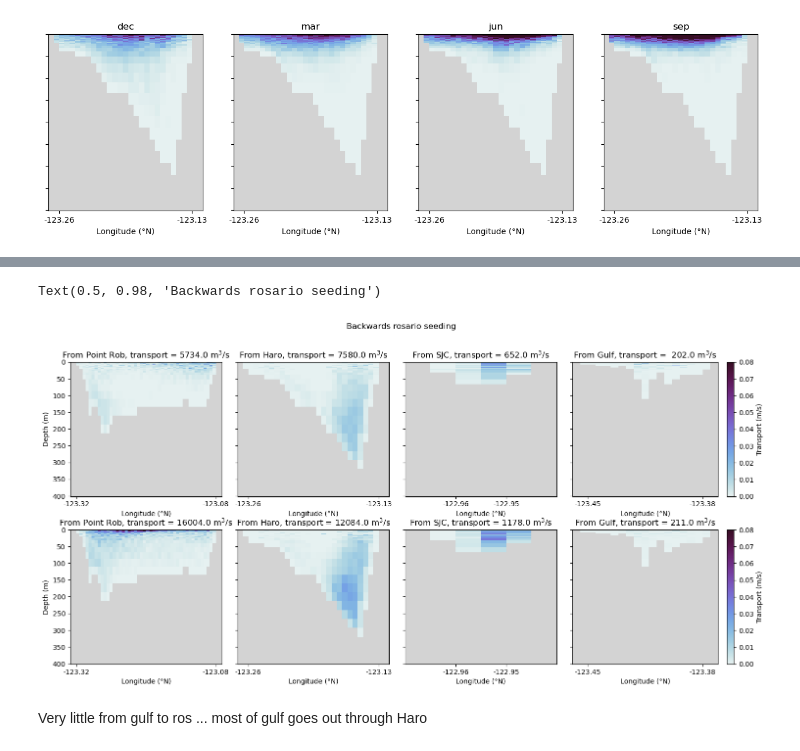
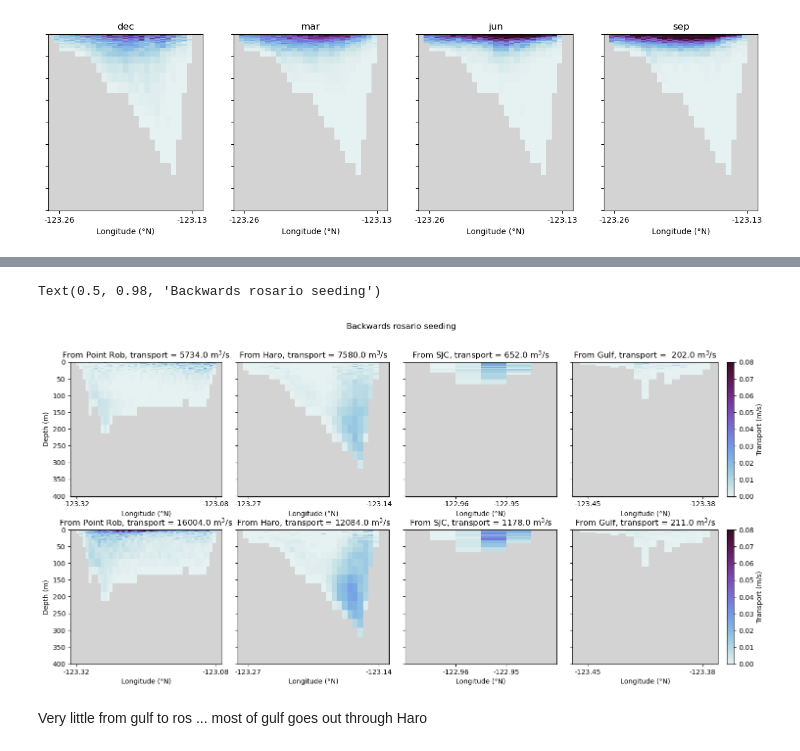
Before and after one commit to SalishSeaCast/analysis-camryn, a Jupyter notebook: Ariane/plot_monthly_averages.ipynb, the cells around one changed output, grey strips where cells are left out. Saved outputs shown, nothing was run; the diff lists cells and outputs as text; code cells hidden in the pictures.

```diff
--- a/Ariane/plot_monthly_averages.ipynb
+++ b/Ariane/plot_monthly_averages.ipynb
@@ -19,22 +19,31 @@ import pandas as pd
 # %% [markdown]
 #### Functions
 # %%
-def draw_patches(fmask, ll, ul, u_lons, w_depths,m2lon):
+def draw_patches(fmask, ll, ul, u_lons, w_depths,m2lon,back=False):
     topo = []
-    for i in range(ll, ul+1):
-        for j in range(39):
-            if (fmask[j, i]== 0):
-                try:
-                    rect = Rectangle((u_lons[i-1]/m2lon, w_depths[j]), u_lons[i]/m2lon-u_lons[i-1]/m2lon, w_depths[j+1]-w_depths[j])
-                    topo.append(rect)
-                except:
-                    pass
-
+    if back == False:
+        for i in range(ll, ul+1):
+            for j in range(39):
+                if (fmask[j, i]== 0):
+                    try:
+                        rect = Rectangle((u_lons[i-1]/m2lon, w_depths[j]), u_lons[i]/m2lon-u_lons[i-1]/m2lon, w_depths[j+1]-w_depths[j])
+                        topo.append(rect)
+                    except:
+                        pass
+    else:
+         for i in range(ll, ul+2):
+            for j in range(39):
+                if (fmask[j, i]== 0):
+                    try:
+                        rect = Rectangle((u_lons[i-2]/m2lon, w_depths[j]), u_lons[i-1]/m2lon-u_lons[i-2]/m2lon, w_depths[j+1]-w_depths[j])
+                        topo.append(rect)
+                    except:
+                        pass
     pc = PatchCollection(topo, facecolors='lightgray', edgecolors='none')
     return(pc)
 
 #TODO: Rename this function (in all files)
-def plotCS(axv,lonsec,zsec,transpsec,lonW,lonE,latgridi,depi,vmax,time,title,cblabel,ylabel,NW=False):
+def plotCS(axv,lonsec,zsec,transpsec,lonW,lonE,latgridi,depi,vmax,time,title,cblabel,ylabel,NW=False,back=False):
 
     if NW == True:
         latgridf = latgridi-1 #actually lon
@@ -83,7 +92,7 @@ def plotCS(axv,lonsec,zsec,transpsec,lonW,lonE,latgridi,depi,vmax,time,title,cbl
     axv.set_xticklabels(['{:.2f}'.format(label) for label in np.linspace(f_lons[lonW+2],f_lons[lonE-2],2)])
     axv.set_xticklabels(np.round(np.linspace(f_lons[lonW+2],f_lons[lonE-2],2),2))
 
-    pc = draw_patches(fmask, lonW, lonE, np.array(f_lons), np.array(w_depths[0]),m2lon)
+    pc = draw_patches(fmask, lonW, lonE, np.array(f_lons), np.array(w_depths[0]),m2lon,back)
     axv.add_collection(pc)
 
     if cblabel == True:
@@ -107,8 +172,9 @@ file2 = pd.read_csv('/ocean/cstang/MOAD/analysis-camryn/combined_from_ariane/prt
 
 
 pathway = ['vstoharo','vstoros','vstosjc','vstoadm','prtoharo','prtoros','prtosjc','prtogulf','harotovs','rostovs','sjctovs','admtovs','gulftoros','harotoros','sjctoros','prtoros_RS',
-           'rostoadm','rostovs_RS','rostoharo','rostosjc','rostodec']
-variables = ['final_salt','final_transp','final_temp','init_salt','init_transp','init_temp','final_lat','final_lon','init_lat','init_lon','init_z','final_z']
+           'rostoadm','rostovs_RS','rostoharo','rostosjc','rostodec','vstoharo3','vstoros3','vstosjc3','vstoadm3','harotovs3','rostovs3',
+           'sjctovs3','admtovs3','rostoadm3','rostovs3_RS','rostoharo3','rostosjc3','rostodec3']
+variables = ['final_salt','final_transp','init_salt','init_transp','init_temp','final_lat','final_lon','init_lat','init_lon','init_z','final_z']
 dict_all = {}
 for pathw in pathway:
     dict_all[pathw] = {}
@@ -255,31 +395,34 @@ Text(0.5, 0.98, 'Forward VS seeding')
 # %%
+latharoB = 301
+
 title = 'From Haro, transport = ' + str(np.round(np.sum(dict_all['harotoros']['final_transp'][months[idx_dec]])/(23*days_month[idx_dec]))) + f' m$^3$/s'
 title2 = 'From Point Rob, transport = ' + str(np.round(np.sum(dict_all['prtoros_RS']['final_transp'][months[idx_dec]])/(23*days_month[idx_dec]))) + f' m$^3$/s'
 title3 = 'From Gulf, transport =  ' + str(np.round(np.sum(dict_all['gulftoros']['final_transp'][months[idx_dec]])/(23*days_month[idx_dec]))) + f' m$^3$/s'
 title4 = 'From SJC, transport = ' + str(np.round(np.sum(dict_all['sjctoros']['final_transp'][months[idx_dec]])/(23*days_month[idx_dec]))) + f' m$^3$/s'
 
 title5 = 'From Haro, transport = ' + str(np.round(np.sum(dict_all['harotoros']['final_transp'][months[idx_jun]])/(23*days_month[idx_jun]))) + f' m$^3$/s'
 title6 = 'From Point Rob, transport = ' + str(np.round(np.sum(dict_all['prtoros_RS']['final_transp'][months[idx_jun]])/(23*days_month[idx_jun]))) + f' m$^3$/s'
 title7 = 'From Gulf, transport = ' + str(np.round(np.sum(dict_all['gulftoros']['final_transp'][months[idx_jun]])/(23*days_month[idx_jun]))) + f' m$^3$/s'
 title8 = 'From SJC, transport = ' + str(np.round(np.sum(dict_all['sjctoros']['final_transp'][months[idx_jun]])/(23*days_month[idx_jun]))) + f' m$^3$/s'
 
 fig,[[ax1,ax2,ax3,ax4],[ax5,ax6,ax7,ax8]] = plt.subplots(2,4,figsize=(18,8),gridspec_kw={'width_ratios':[1,1,1,1.2]})
 
-plotCS(ax2,dict_all['harotoros']['final_lon'][months[idx_dec]].dropna(),dict_all['harotoros']['final_z'][months[idx_dec]].dropna(),dict_all['harotoros']['final_transp'][months[idx_dec]].dropna(),lonWharo,lonEharo,latharo,38,0.08,23*days_month[idx_dec],title,False,False)
+plotCS(ax2,dict_all['harotoros']['final_lon'][months[idx_dec]].dropna(),dict_all['harotoros']['final_z'][months[idx_dec]].dropna(),dict_all['harotoros']['final_transp'][months[idx_dec]].dropna(),lonWharo,lonEharo,latharoB,38,0.08,23*days_month[idx_dec],title,False,False)
 plotCS(ax1,dict_all['prtoros_RS']['final_lon'][months[idx_dec]].dropna(),dict_all['prtoros_RS']['final_z'][months[idx_dec]].dropna(),dict_all['prtoros_RS']['final_transp'][months[idx_dec]].dropna(),lonWpr,lonEpr,latpr,38,0.08,23*days_month[idx_dec],title2,False,True)
 plotCS(ax4,dict_all['gulftoros']['final_lon'][months[idx_dec]].dropna(),dict_all['gulftoros']['final_z'][months[idx_dec]].dropna(),dict_all['gulftoros']['final_transp'][months[idx_dec]].dropna(),lonWg1,lonEg1,latg1,38,0.08,23*days_month[idx_dec],title3,True,False)
 plotCS(ax3,dict_all['sjctoros']['final_lon'][months[idx_dec]].dropna(),dict_all['sjctoros']['final_z'][months[idx_dec]].dropna(),dict_all['sjctoros']['final_transp'][months[idx_dec]].dropna(),lonWsjc,lonEsjc,latsjc,38,0.08,23*days_month[idx_dec],title4,False,False)
 
-plotCS(ax6,dict_all['harotoros']['final_lon'][months[idx_jun]].dropna(),dict_all['harotoros']['final_z'][months[idx_jun]].dropna(),dict_all['harotoros']['final_transp'][months[idx_jun]].dropna(),lonWharo,lonEharo,latharo,38,0.08,23*days_month[idx_jun],title5,False,False)
+# plotCS2(ax2,dict_all['harotoros']['final_lon'][months[idx_jun]].dropna(),dict_all['harotoros']['final_z'][months[idx_jun]].dropna(),dict_all['harotoros']['final_transp'][months[idx_jun]].dropna(),lonWharo,lonEharo,latharoB,38,0.08,23*days_month[idx_jun],title5,False,False)
+plotCS(ax6,dict_all['harotoros']['final_lon'][months[idx_jun]].dropna(),dict_all['harotoros']['final_z'][months[idx_jun]].dropna(),dict_all['harotoros']['final_transp'][months[idx_jun]].dropna(),lonWharo,lonEharo,latharoB,38,0.08,23*days_month[idx_jun],title5,False,False)
 plotCS(ax5,dict_all['prtoros_RS']['final_lon'][months[idx_jun]].dropna(),dict_all['prtoros_RS']['final_z'][months[idx_jun]].dropna(),dict_all['prtoros_RS']['final_transp'][months[idx_jun]].dropna(),lonWpr,lonEpr,latpr,38,0.08,23*days_month[idx_jun],title6,False,True)
 plotCS(ax8,dict_all['gulftoros']['final_lon'][months[idx_jun]].dropna(),dict_all['gulftoros']['final_z'][months[idx_jun]].dropna(),dict_all['gulftoros']['final_transp'][months[idx_jun]].dropna(),lonWg1,lonEg1,latg1,38,0.08,23*days_month[idx_jun],title7,True,False)
 plotCS(ax7,dict_all['sjctoros']['final_lon'][months[idx_jun]].dropna(),dict_all['sjctoros']['final_z'][months[idx_jun]].dropna(),dict_all['sjctoros']['final_transp'][months[idx_jun]].dropna(),lonWsjc,lonEsjc,latsjc,38,0.08,23*days_month[idx_jun],title8,False,False)
 
 fig.subplots_adjust(wspace=0.1,hspace=0.25)
 plt.suptitle('Backwards rosario seeding')
 # %% [output]
 Text(0.5, 0.98, 'Backwards rosario seeding')
-[figure, old version]
+[figure, new version]
 # %% [markdown]
 Very little from gulf to ros ... most of gulf goes out through Haro
 # %% [markdown]
```
Also changed, not shown: parts of 15 cells of this notebook.
